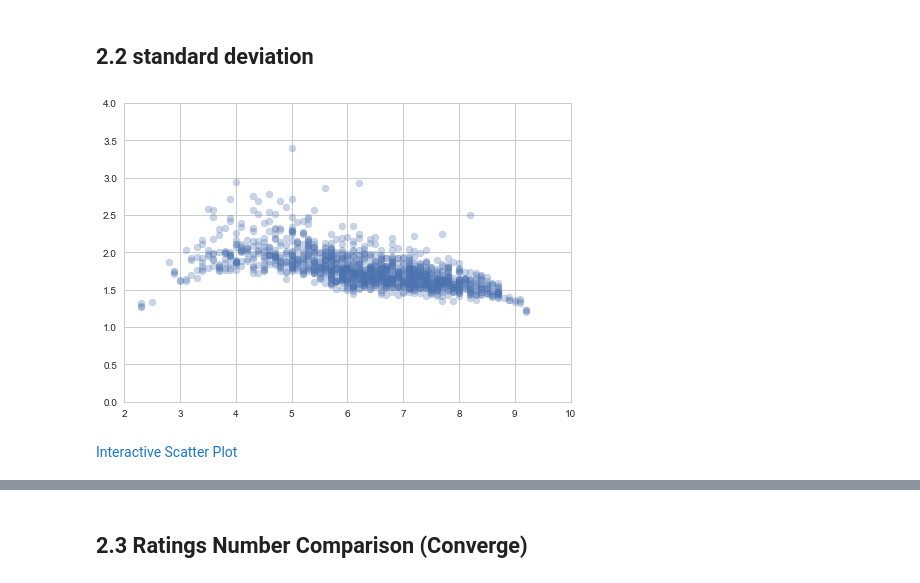
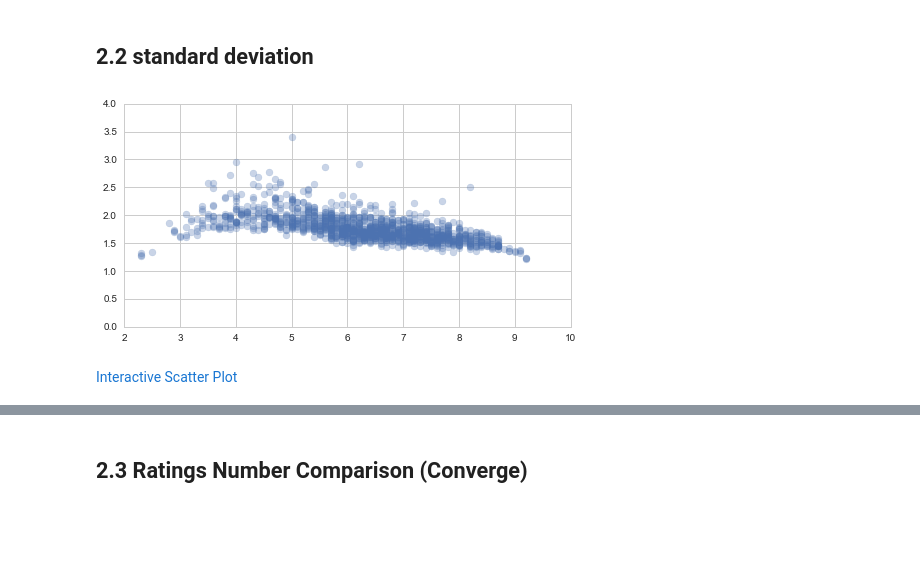
Before and after one commit to cqcn1991/movie-compare, a Jupyter notebook: movie2.ipynb, the cells around one changed output, grey strips where cells are left out. Drawn from its saved outputs; the diff is of its cells as text; code cells hidden in the pictures; blank space fills up the shorter version.

```diff
--- a/movie2.ipynb
+++ b/movie2.ipynb
@@ -119,11 +120,12 @@ align_figures()
 # %%
 fig, ax = plt.subplots()
 scatter_plot = ax.scatter(df.db_rating, df['std'], alpha=0.3)
 ax.axis([2,10,0,4])
+plt.gca().set_aspect('equal')
 plt.show()
-turn_scatter_into_interactive(fig, scatter_plot, df, 'D:/movie_output/all.html', show_ratings_num=False, show_distribution=True)
+turn_scatter_into_interactive(fig, scatter_plot, df, 'D:/movie_output/all.html', show_ratings_num=False, click=True, show_distribution=True)
 # %% [output]
-[figure, old version]
+[figure, new version]
 Interactive Scatter Plot
 # %%
 movie_list(df.sort_values(by='std',ascending=False))
```
Also changed, not shown: parts of 25 cells of this notebook, 13 other files.
